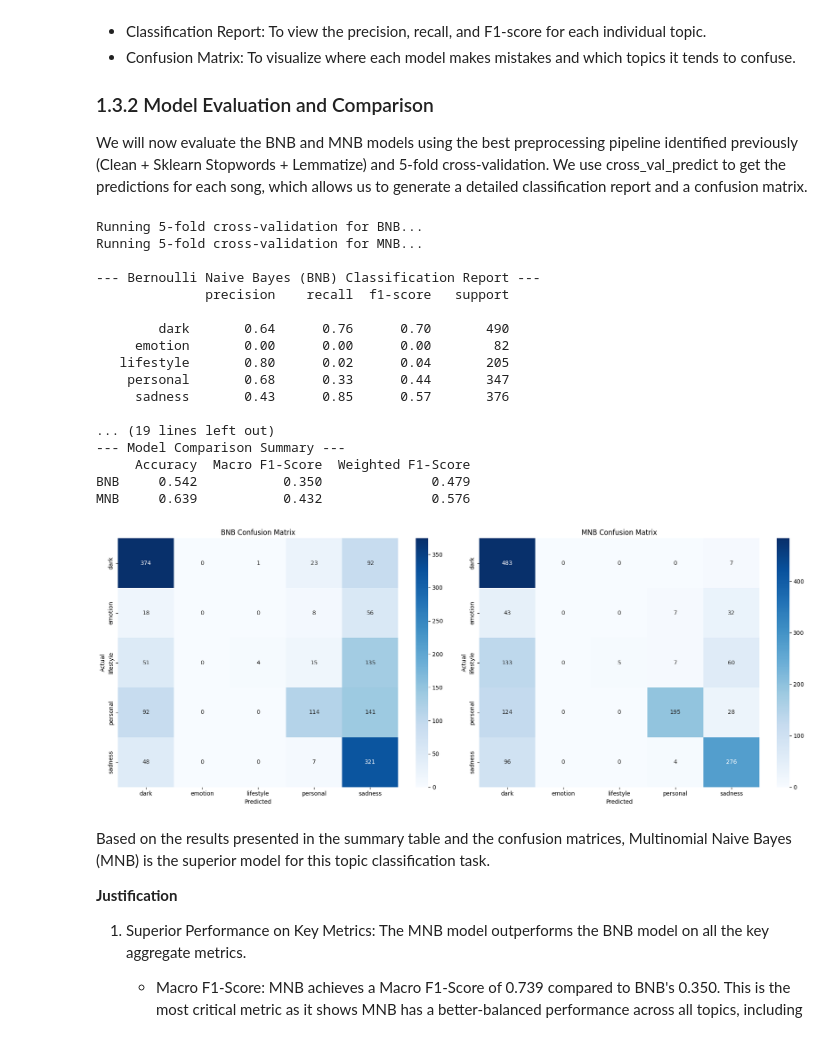
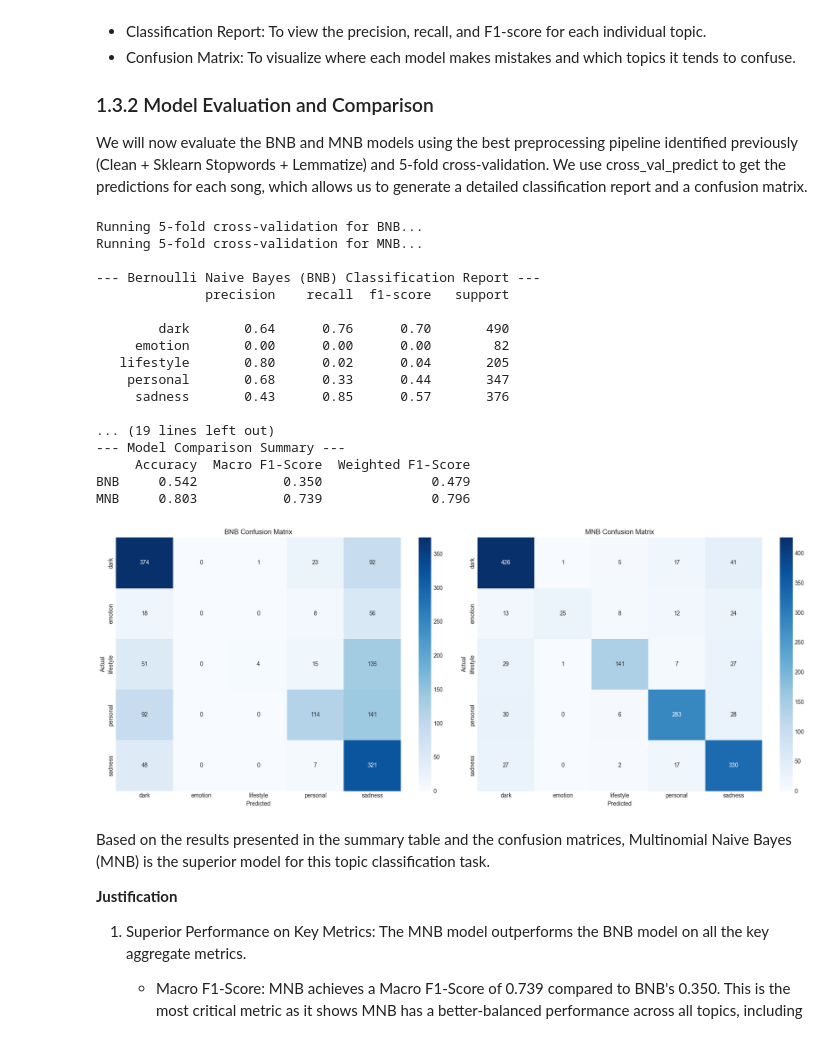
Before and after one commit to axyn45/comp9727-25t2, a Jupyter notebook: assignment/main.ipynb, the cells around one changed output. Cells and saved outputs as stored; diff of their text form; code cells hidden in the pictures.

```diff
--- a/assignment/main.ipynb
+++ b/assignment/main.ipynb
@@ -293,7 +291,7 @@ X = df['document']
 y = df['topic']
 
 # define the models within a pipeline
-vectorizer = TfidfVectorizer(preprocessor=best_preprocessor, stop_words='english')
+vectorizer = CountVectorizer(preprocessor=best_preprocessor, stop_words='english')
 
 # BNB Pipeline
 bnb_pipeline = Pipeline([
@@ -352,35 +350,35 @@ axes[0].set_title('BNB Confusion Matrix')
 axes[0].set_xlabel('Predicted')
 axes[0].set_ylabel('Actual')
 
 # MNB confusion matrix
 cm_mnb = confusion_matrix(y, y_pred_mnb, labels=class_labels)
 sns.heatmap(cm_mnb, annot=True, fmt='d', cmap='Blues', ax=axes[1], xticklabels=class_labels, yticklabels=class_labels)
 axes[1].set_title('MNB Confusion Matrix')
 axes[1].set_xlabel('Predicted')
 axes[1].set_ylabel('Actual')
 
 plt.tight_layout()
 plt.savefig('confusion_matrices.png')
 plt.show()
 # %% [output]
 Running 5-fold cross-validation for BNB...
 Running 5-fold cross-validation for MNB...
 
 --- Bernoulli Naive Bayes (BNB) Classification Report ---
               precision    recall  f1-score   support
 
         dark       0.64      0.76      0.70       490
      emotion       0.00      0.00      0.00        82
    lifestyle       0.80      0.02      0.04       205
     personal       0.68      0.33      0.44       347
      sadness       0.43      0.85      0.57       376
 
 ... (19 lines left out)
 --- Model Comparison Summary ---
      Accuracy  Macro F1-Score  Weighted F1-Score
 BNB     0.542           0.350              0.479
-MNB     0.639           0.432              0.576
+MNB     0.803           0.739              0.796
-[figure, old version]
+[figure, new version]
 # %% [markdown]
 Based on the results presented in the summary table and the confusion matrices, Multinomial Naive Bayes (MNB) is the superior model for this topic classification task.
 
```
Also changed, not shown: parts of 12 cells of this notebook, 4 other files.
